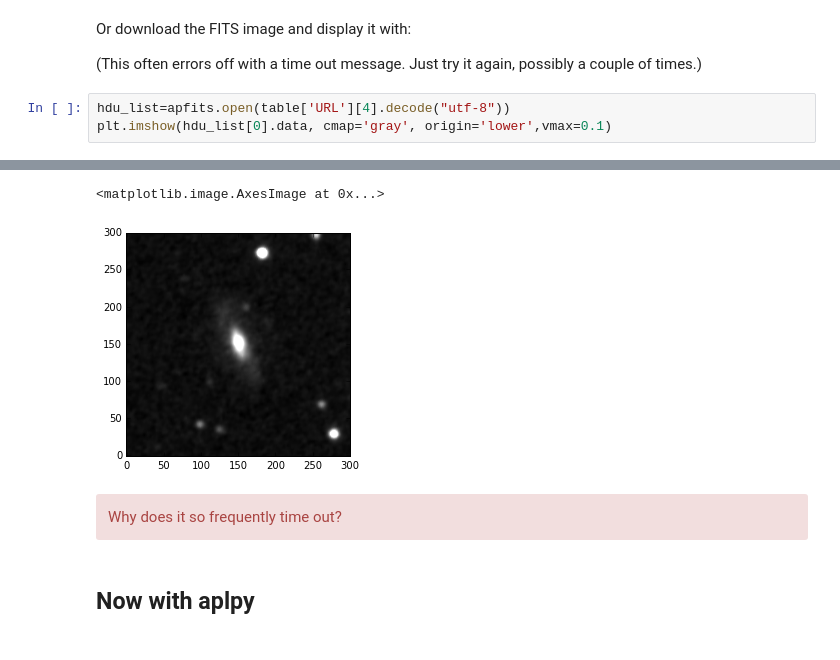
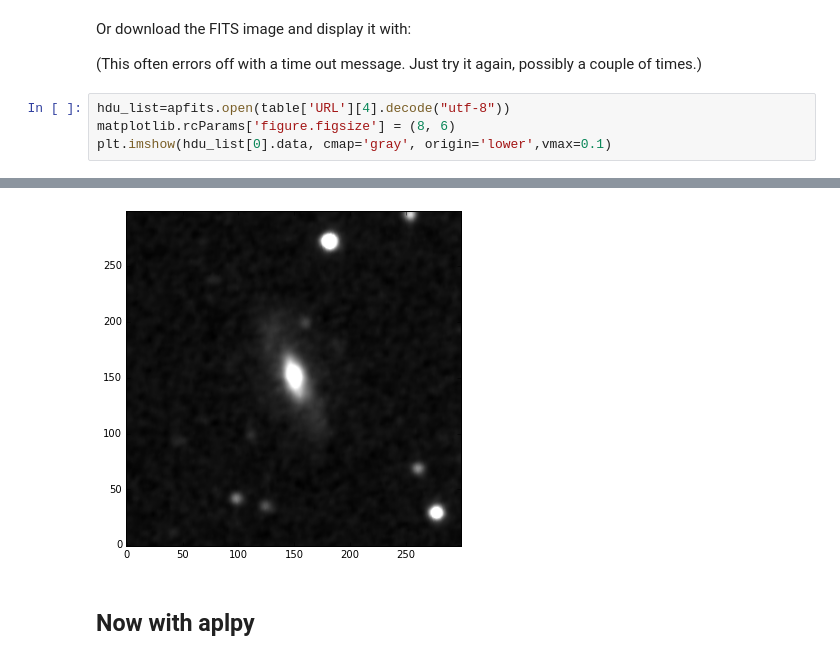
Before and after one commit to trjaffe/navo.old, a Jupyter notebook: heasarc_queries_v8_arb.ipynb, the cells around one changed output, grey strips where cells are left out. Saved outputs shown, nothing was run; the diff lists cells and outputs as text.

```diff
--- a/heasarc_queries_v8_arb.ipynb
+++ b/heasarc_queries_v8_arb.ipynb
@@ -307,5 +307,6 @@ Or download the FITS image and display it with:
 (This often errors off with a time out message.  Just try it again, possibly a couple of times.)
 # %%
 hdu_list=apfits.open(table['URL'][4].decode("utf-8"))
+matplotlib.rcParams['figure.figsize'] = (8, 6)
 plt.imshow(hdu_list[0].data, cmap='gray', origin='lower',vmax=0.1)
 # %% [output]
@@ -313,9 +314,4 @@ Downloading https://skyview.gsfc.nasa.gov/cgi-bin/images?position=19.0186%2C46.7
-<matplotlib.image.AxesImage at 0x...>
-[figure, old version]
+[figure, new version]
-# %% [markdown]
-<div class="alert alert-block alert-danger">
-Why does it so frequently time out?
-</div>
 # %% [markdown]
 ## Now with aplpy
 # %%
```
Also changed, not shown: parts of 7 cells of this notebook, 2 other files.
